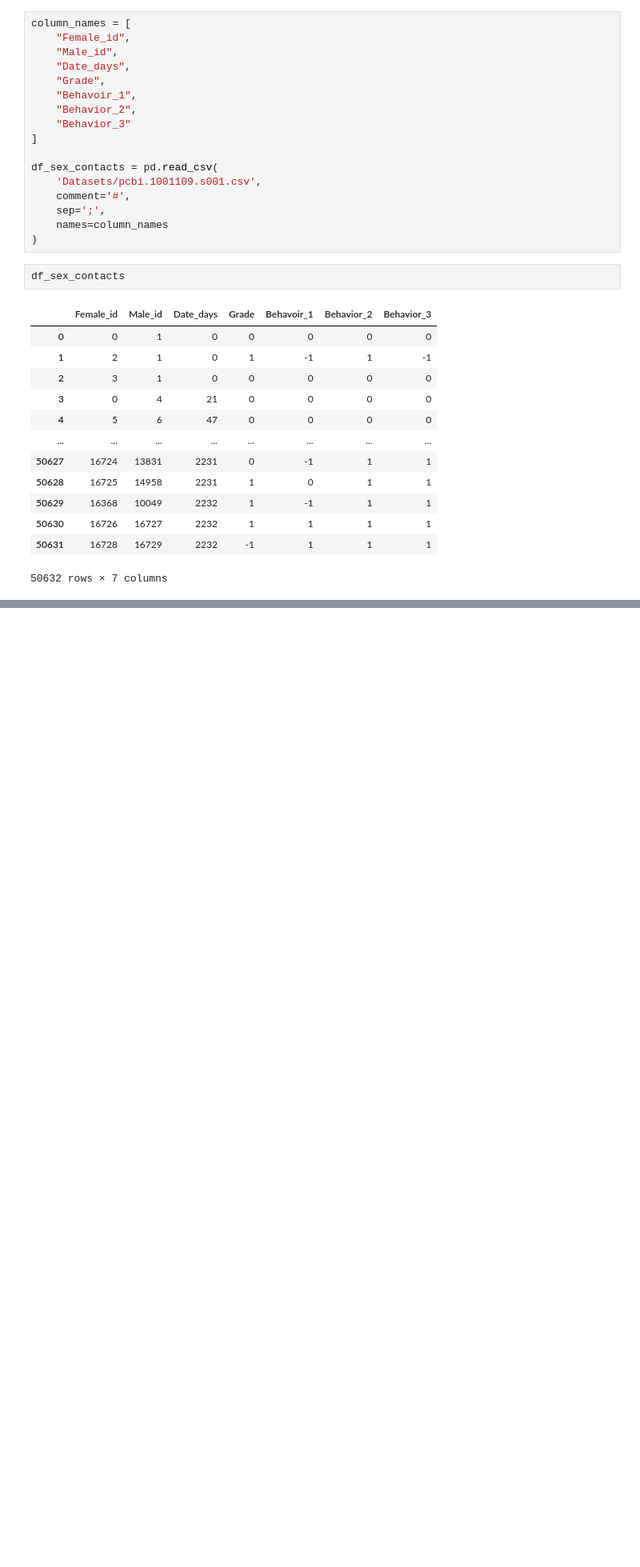
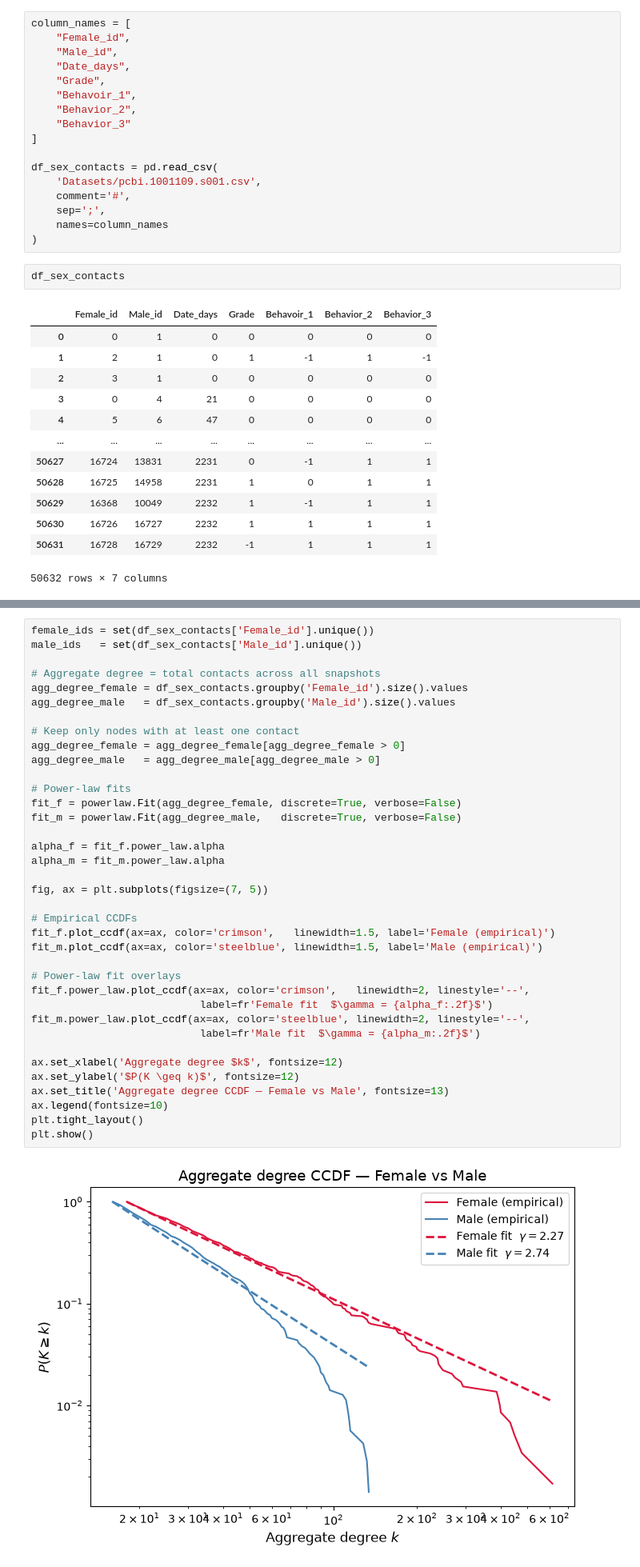
Before and after one commit to elisabettasalvai/sfi_std_project, a Jupyter notebook: sti_modeling.ipynb, the cells around one changed output, grey strips where cells are left out. Shown at 80% size. Saved outputs shown, nothing was run; the diff lists cells and outputs as text; blank space fills up the shorter version.

```diff
--- a/sti_modeling.ipynb
+++ b/sti_modeling.ipynb
@@ -56,0 +242,39 @@ Define a weighted network.
+# %%
+female_ids = set(df_sex_contacts['Female_id'].unique())
+male_ids   = set(df_sex_contacts['Male_id'].unique())
+
+# Aggregate degree = total contacts across all snapshots
+agg_degree_female = df_sex_contacts.groupby('Female_id').size().values
+agg_degree_male   = df_sex_contacts.groupby('Male_id').size().values
+
+# Keep only nodes with at least one contact
+agg_degree_female = agg_degree_female[agg_degree_female > 0]
+agg_degree_male   = agg_degree_male[agg_degree_male > 0]
+
+# Power-law fits
+fit_f = powerlaw.Fit(agg_degree_female, discrete=True, verbose=False)
+fit_m = powerlaw.Fit(agg_degree_male,   discrete=True, verbose=False)
+
+alpha_f = fit_f.power_law.alpha
+alpha_m = fit_m.power_law.alpha
+
+fig, ax = plt.subplots(figsize=(7, 5))
+
+# Empirical CCDFs
+fit_f.plot_ccdf(ax=ax, color='crimson',   linewidth=1.5, label='Female (empirical)')
+fit_m.plot_ccdf(ax=ax, color='steelblue', linewidth=1.5, label='Male (empirical)')
+
+# Power-law fit overlays
+fit_f.power_law.plot_ccdf(ax=ax, color='crimson',   linewidth=2, linestyle='--',
+                           label=fr'Female fit  $\gamma = {alpha_f:.2f}$')
+fit_m.power_law.plot_ccdf(ax=ax, color='steelblue', linewidth=2, linestyle='--',
+                           label=fr'Male fit  $\gamma = {alpha_m:.2f}$')
+
+ax.set_xlabel('Aggregate degree $k$', fontsize=12)
+ax.set_ylabel('$P(K \geq k)$', fontsize=12)
+ax.set_title('Aggregate degree CCDF — Female vs Male', fontsize=13)
+ax.legend(fontsize=10)
+plt.tight_layout()
+plt.show()
+# %% [output]
+[figure, added]
```
Also changed, not shown: parts of 21 cells of this notebook, 1 other file.
